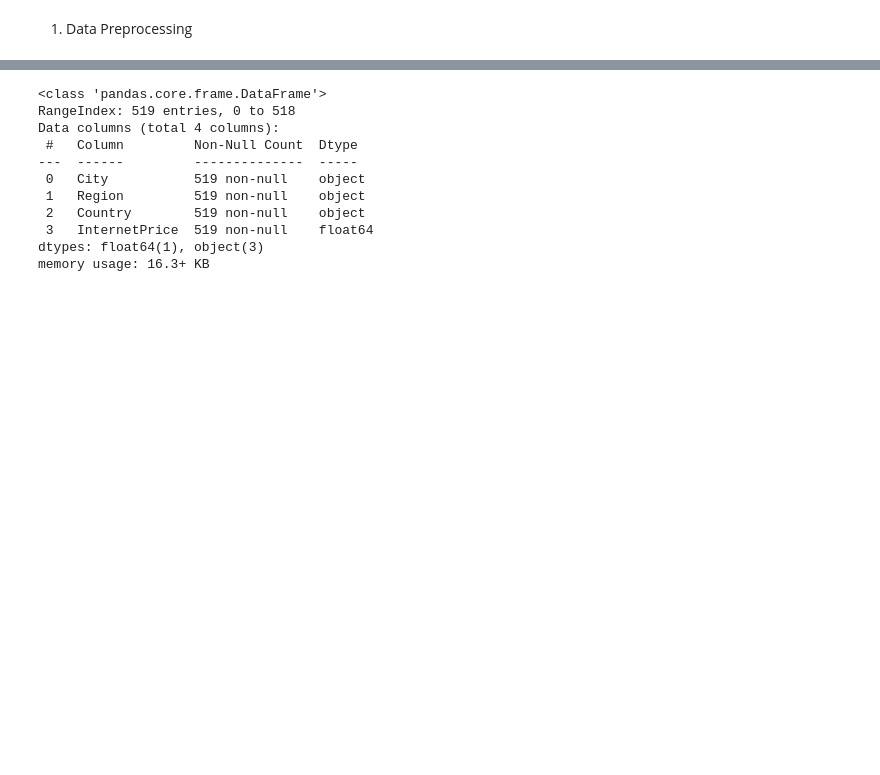
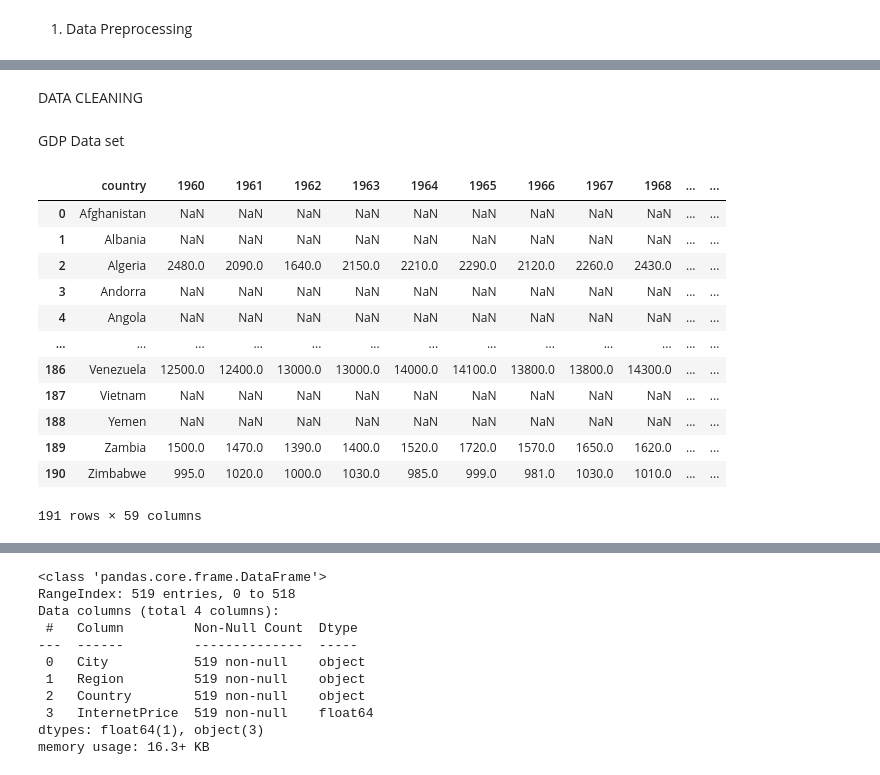
Before and after one commit to havipr/dataAnalytics, a Jupyter notebook: projects/Data/Internet_Poverty_Education.ipynb, the cells around one changed output, grey strips where cells are left out. Drawn from its saved outputs; the diff is of its cells as text; code cells hidden in the pictures; blank space fills up the shorter version.

```diff
--- a/projects/Internet_Poverty_Education.ipynb
+++ b/projects/Data/Internet_Poverty_Education.ipynb
@@ -28,0 +88,25 @@ for dirname, _, filenames in os.walk('/kaggle/input'):
+# %% [markdown]
+DATA CLEANING
+# %% [markdown]
+GDP Data set
+# %%
+# we first get the column names of the smallest dataset we have 'Murders' before rotating the dataset
+# we need them to select the same columns from the other datasets, to make the data consistent
+income_src = income_src.iloc[:, :-2]
+sel_columns = income_src.columns
+income = income_src[sel_columns]
+income
+# %% [output]
+|  | country | 1960 | 1961 | 1962 | 1963 | 1964 | 1965 | 1966 | 1967 | 1968 | ... | ... |
+| 0 | Afghanistan | NaN | NaN | NaN | NaN | NaN | NaN | NaN | NaN | NaN | ... | ... |
+| 1 | Albania | NaN | NaN | NaN | NaN | NaN | NaN | NaN | NaN | NaN | ... | ... |
+| 2 | Algeria | 2480.0 | 2090.0 | 1640.0 | 2150.0 | 2210.0 | 2290.0 | 2120.0 | 2260.0 | 2430.0 | ... | ... |
+| 3 | Andorra | NaN | NaN | NaN | NaN | NaN | NaN | NaN | NaN | NaN | ... | ... |
+| 4 | Angola | NaN | NaN | NaN | NaN | NaN | NaN | NaN | NaN | NaN | ... | ... |
+| ... | ... | ... | ... | ... | ... | ... | ... | ... | ... | ... | ... | ... |
+| 186 | Venezuela | 12500.0 | 12400.0 | 13000.0 | 13000.0 | 14000.0 | 14100.0 | 13800.0 | 13800.0 | 14300.0 | ... | ... |
+| 187 | Vietnam | NaN | NaN | NaN | NaN | NaN | NaN | NaN | NaN | NaN | ... | ... |
+| 188 | Yemen | NaN | NaN | NaN | NaN | NaN | NaN | NaN | NaN | NaN | ... | ... |
+| 189 | Zambia | 1500.0 | 1470.0 | 1390.0 | 1400.0 | 1520.0 | 1720.0 | 1570.0 | 1650.0 | 1620.0 | ... | ... |
+| 190 | Zimbabwe | 995.0 | 1020.0 | 1000.0 | 1030.0 | 985.0 | 999.0 | 981.0 | 1030.0 | 1010.0 | ... | ... |
+191 rows × 59 columns
```
Also changed, not shown: parts of 20 cells of this notebook, 6 other files.
